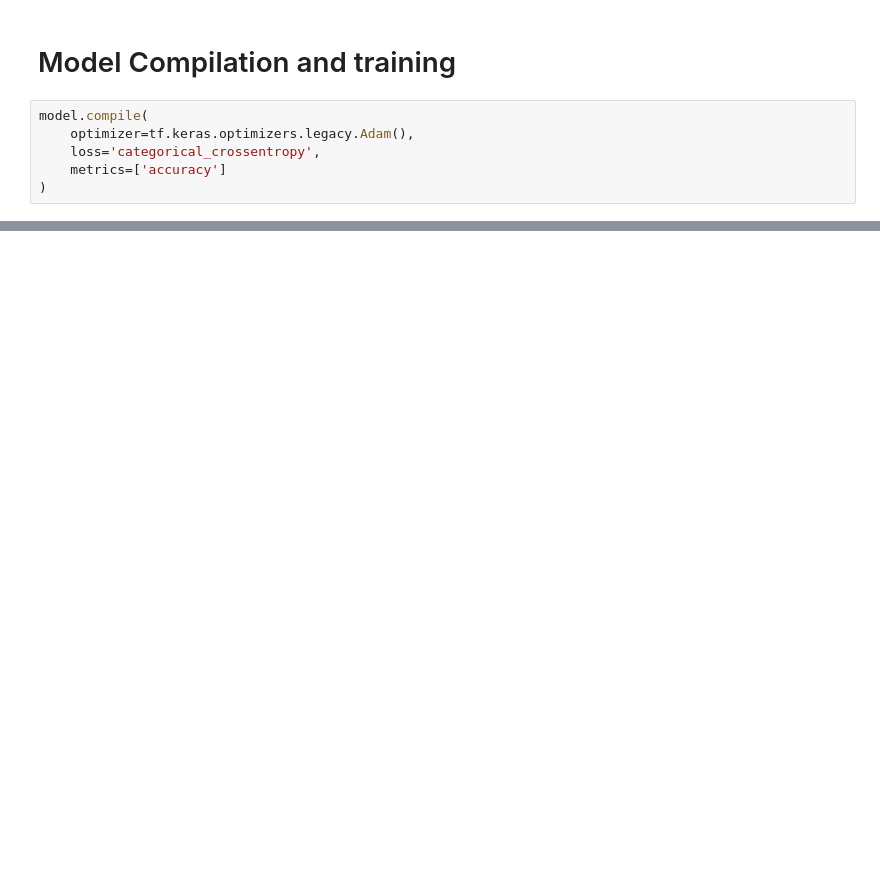
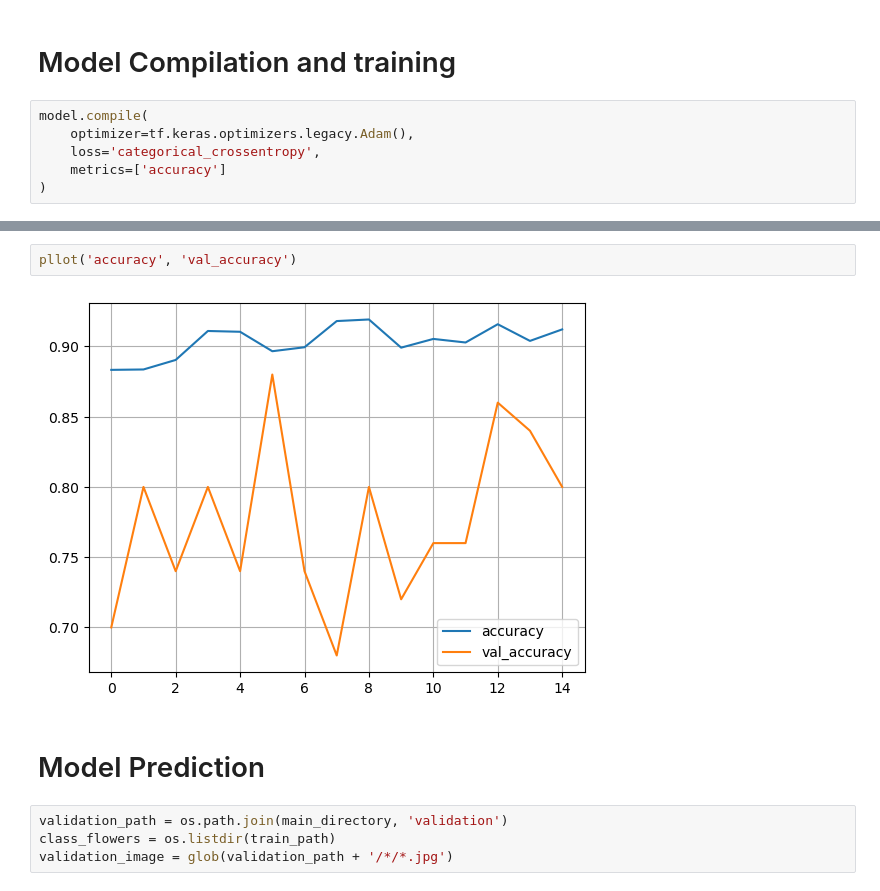
Before and after one commit to anishka07/transfer_learning, a Jupyter notebook: ResNet.ipynb, the cells around one changed output, grey strips where cells are left out. Cells and saved outputs as stored; diff of their text form; blank space fills up the shorter version.

```diff
--- a/ResNet.ipynb
+++ b/ResNet.ipynb
@@ -130,0 +143,10 @@ Epoch 11/11
+# %%
+pllot('accuracy', 'val_accuracy')
+# %% [output]
+[figure, added]
+# %% [markdown]
+# Model Prediction
+# %%
+validation_path = os.path.join(main_directory, 'validation')
+class_flowers = os.listdir(train_path)
+validation_image = glob(validation_path + '/*/*.jpg')
```
Also changed, not shown: parts of 9 cells of this notebook.
